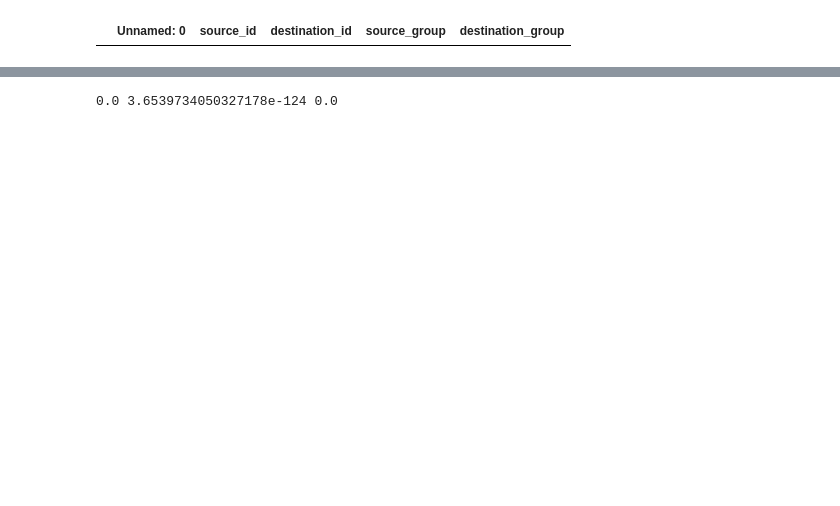
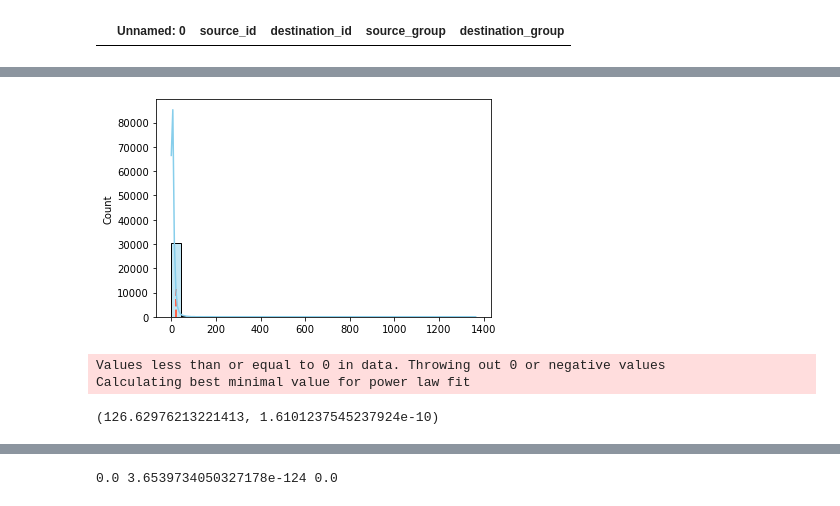
Before and after one commit to kamielgulpen/CLS-thesis, a Jupyter notebook: Network_analysis.ipynb, the cells around one changed output, grey strips where cells are left out. Cells and saved outputs as stored; diff of their text form; code cells hidden in the pictures; blank space fills up the shorter version.

```diff
--- a/Network_analysis.ipynb
+++ b/Network_analysis.ipynb
@@ -263,0 +269,39 @@ sn.histplot(data=l_degrees)
+# %%
+def rndm(a, b, g, size=1):
+    """Power-law gen for pdf(x)\propto x^{g-1} for a<=x<=b"""
+    r = np.random.random(size=size)
+    ag, bg = a**g, b**g
+    return (ag + (bg - ag)*r)**(1./g)
+
+xx = rndm(1, 2, g=-2, size=1000000)
+
+from matplotlib import pyplot as plt
+import numpy as np
+import seaborn as sns
+
+samples = np.random.randn(300) ** -5
+ax = sns.histplot(l_degrees, bins=30, kde=True, color='skyblue')
+kdeline = ax.lines[0]
+xs = kdeline.get_xdata()
+ys = kdeline.get_ydata()
+# mode_idx = np.argmax(ys)
+ax.vlines(xs[mode_idx], 0, ys[mode_idx], color='tomato', ls='--', lw=2)
+plt.show()
+# %% [output]
+[figure, added]
+# %%
+# data = list(df_s['destination_id'].value_counts().value_counts())
+l_degrees
+
+x = powerlaw.Fit(l_degrees_s)
+
+D = x.D
+# %% [output]
+Values less than or equal to 0 in data. Throwing out 0 or negative values
+Calculating best minimal value for power law fit
+# %%
+
+
+x.distribution_compare('power_law', 'exponential')
+# %% [output]
+(126.62976213221413, 1.6101237545237924e-10)
```
Also changed, not shown: parts of 21 cells of this notebook, 16 other files.
